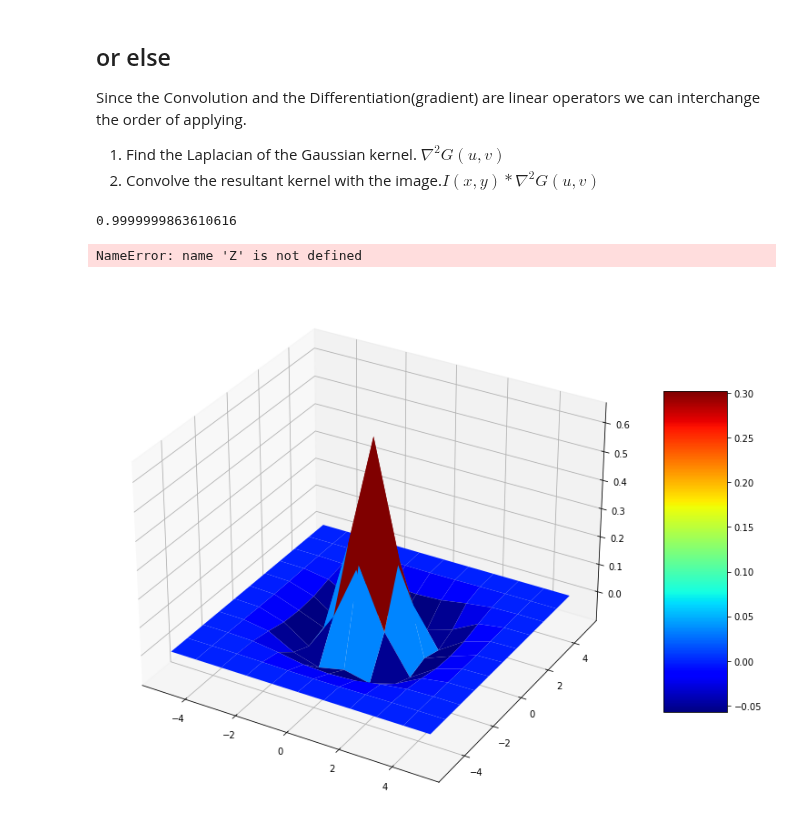
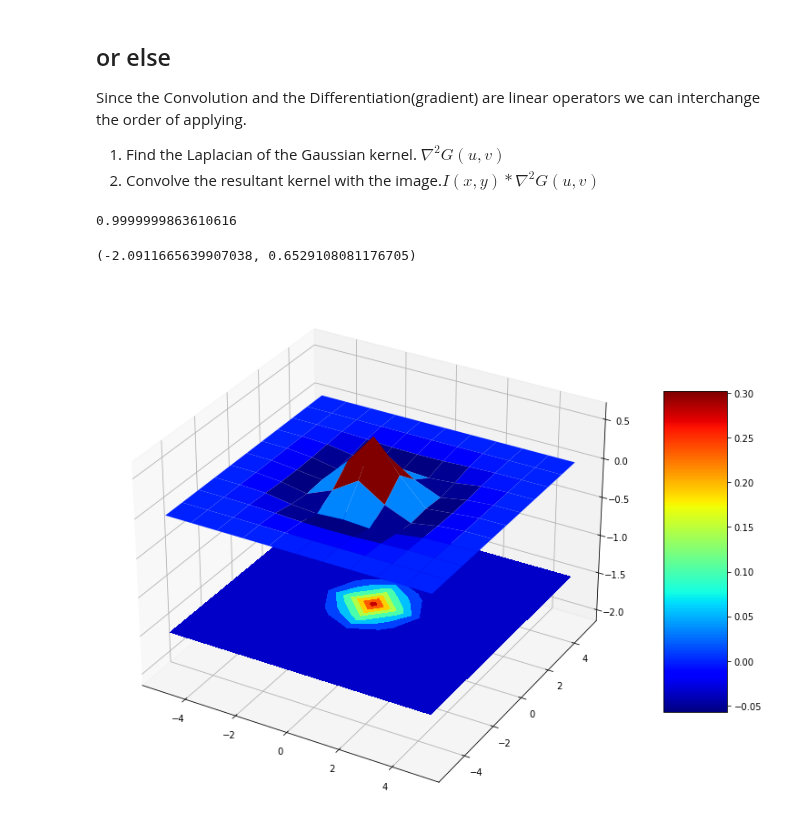
Before and after one commit to bimalka98/Computer-Vision-and-Image-Processing, a Jupyter notebook: Applications/Edge Detection.ipynb, the cells around one changed output. Cells and saved outputs as stored; diff of their text form; code cells hidden in the pictures.

```diff
--- a/Applications/Edge Detection.ipynb
+++ b/Applications/Edge Detection.ipynb
@@ -89,32 +89,32 @@ of the Gaussian kernel. $\nabla^{2}{G(u,v)}$
 # %%
 #Generating the 2D Gaussian Kernel
 dim_of_kernel = 11 # dimension 0f the kernel = 11*11
 max_abs = np.floor(dim_of_kernel/2)
 x_range = np.arange(-max_abs,max_abs +1,1) #(form -5 to +5 range)
 y_range = np.arange(-max_abs,max_abs +1,1) #(form -5 to +5 range)
 X,Y = np.meshgrid(x_range, y_range)
 
 sigma = 1 # standard deviation of the distribution
 gaussian = np.exp((-(X**2 + Y**2))/(2*sigma**2))/(2*np.pi*sigma**2) # Gaussian function
 print(sum(sum(gaussian)))
 
 laplacian = np.array([(-1,-1,-1),(-1,8,-1),(-1,-1,-1)])
 LoG = cv.filter2D(gaussian,-1,laplacian) # Lapalacian of Gaussian
 #print(LoG)
 
 '''***********************************************************************'''
 # Plotting
 from matplotlib import cm
 fig = plt.figure(figsize=(13,13))
 ax = fig.add_subplot(111, projection ='3d')
 surf = ax.plot_surface(X,Y,LoG, cmap = cm.jet, linewidth=0, antialiased=True)
 fig.colorbar(surf, shrink=0.5, aspect=5)
-cset = ax.contourf(X, Y, LoG, zdir='z', offset=np.min(Z) -1.5, cmap=cm.jet)
+cset = ax.contourf(X, Y, LoG, zdir='z', offset=np.min(gaussian) -1.5, cmap=cm.jet)
 ax.set_zlim(np.min(LoG) - 2, np.max(LoG))
 # %% [output]
 0.9999999863610616
-NameError: name 'Z' is not defined
+(-2.0911665639907038, 0.6529108081176705)
-[figure, old version]
+[figure, new version]
 # %%
 lap_of_gaussian = cv.filter2D(orgimg, -1, LoG)
 
```
Also changed, not shown: parts of 1 cell of this notebook, 7 other files.
